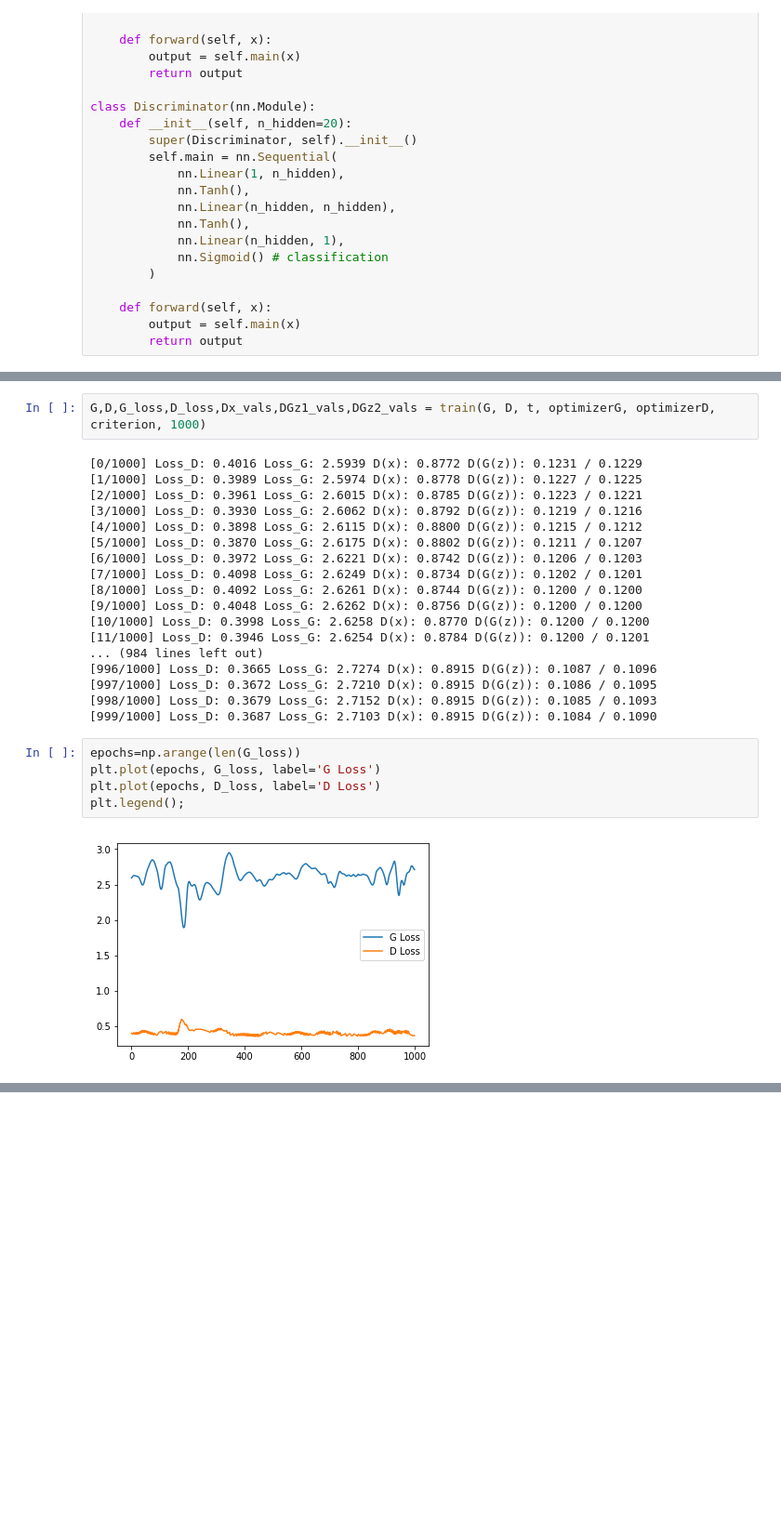
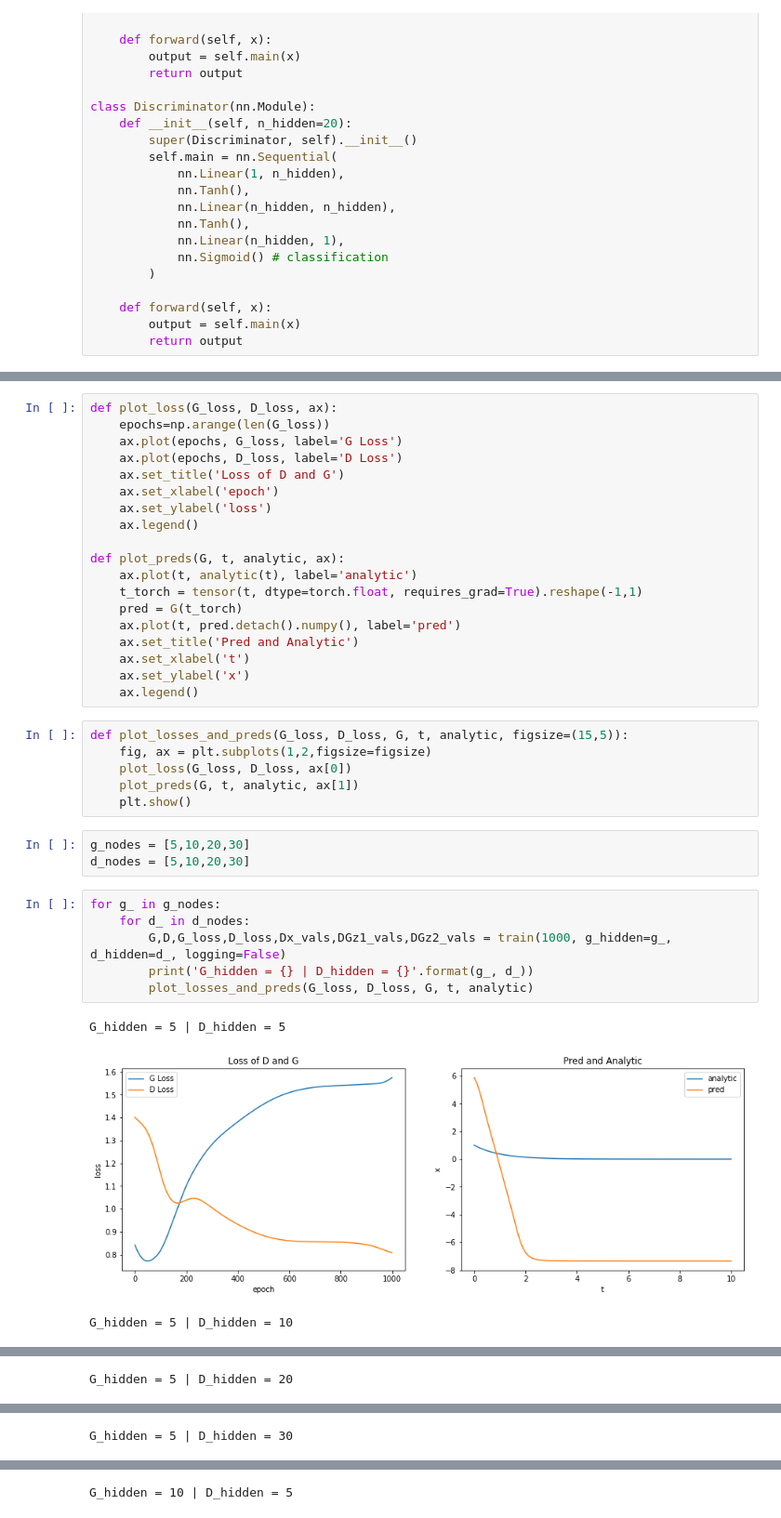
Before and after one commit to dylanrandle/denn, a Jupyter notebook: GAN.ipynb, the cells around one changed output, grey strips where cells are left out. Shown at 93% size. Saved outputs shown, nothing was run; the diff lists cells and outputs as text; blank space fills up the shorter version.

Commit message:
analysis of hidden units

```diff
--- a/GAN.ipynb
+++ b/GAN.ipynb
@@ -146,30 +146,41 @@ def train(G, D, t, optiG, optiD, criterion, epochs, real_label=1, fake_label=0):
         DGz2_list.append(D_G_z2)
 
     return G, D, G_losses, D_losses, Dx_list, DGz1_list, DGz2_list
-# %%
-G,D,G_loss,D_loss,Dx_vals,DGz1_vals,DGz2_vals = train(G, D, t, optimizerG, optimizerD, criterion, 1000)
-# %% [output]
-[0/1000] Loss_D: 0.4016 Loss_G: 2.5939 D(x): 0.8772 D(G(z)): 0.1231 / 0.1229
-[1/1000] Loss_D: 0.3989 Loss_G: 2.5974 D(x): 0.8778 D(G(z)): 0.1227 / 0.1225
-[2/1000] Loss_D: 0.3961 Loss_G: 2.6015 D(x): 0.8785 D(G(z)): 0.1223 / 0.1221
-[3/1000] Loss_D: 0.3930 Loss_G: 2.6062 D(x): 0.8792 D(G(z)): 0.1219 / 0.1216
-[4/1000] Loss_D: 0.3898 Loss_G: 2.6115 D(x): 0.8800 D(G(z)): 0.1215 / 0.1212
-[5/1000] Loss_D: 0.3870 Loss_G: 2.6175 D(x): 0.8802 D(G(z)): 0.1211 / 0.1207
-[6/1000] Loss_D: 0.3972 Loss_G: 2.6221 D(x): 0.8742 D(G(z)): 0.1206 / 0.1203
-[7/1000] Loss_D: 0.4098 Loss_G: 2.6249 D(x): 0.8734 D(G(z)): 0.1202 / 0.1201
-[8/1000] Loss_D: 0.4092 Loss_G: 2.6261 D(x): 0.8744 D(G(z)): 0.1200 / 0.1200
-[9/1000] Loss_D: 0.4048 Loss_G: 2.6262 D(x): 0.8756 D(G(z)): 0.1200 / 0.1200
-[10/1000] Loss_D: 0.3998 Loss_G: 2.6258 D(x): 0.8770 D(G(z)): 0.1200 / 0.1200
-[11/1000] Loss_D: 0.3946 Loss_G: 2.6254 D(x): 0.8784 D(G(z)): 0.1200 / 0.1201
-... (984 lines left out)
-[996/1000] Loss_D: 0.3665 Loss_G: 2.7274 D(x): 0.8915 D(G(z)): 0.1087 / 0.1096
-[997/1000] Loss_D: 0.3672 Loss_G: 2.7210 D(x): 0.8915 D(G(z)): 0.1086 / 0.1095
-[998/1000] Loss_D: 0.3679 Loss_G: 2.7152 D(x): 0.8915 D(G(z)): 0.1085 / 0.1093
-[999/1000] Loss_D: 0.3687 Loss_G: 2.7103 D(x): 0.8915 D(G(z)): 0.1084 / 0.1090
-# %%
-epochs=np.arange(len(G_loss))
-plt.plot(epochs, G_loss, label='G Loss')
-plt.plot(epochs, D_loss, label='D Loss')
-plt.legend();
-# %% [output]
-[figure, removed]
+# %%
+def plot_loss(G_loss, D_loss, ax):
+    epochs=np.arange(len(G_loss))
+    ax.plot(epochs, G_loss, label='G Loss')
+    ax.plot(epochs, D_loss, label='D Loss')
+    ax.set_title('Loss of D and G')
+    ax.set_xlabel('epoch')
+    ax.set_ylabel('loss')
+    ax.legend()
+
+def plot_preds(G, t, analytic, ax):
+    ax.plot(t, analytic(t), label='analytic')
+    t_torch = tensor(t, dtype=torch.float, requires_grad=True).reshape(-1,1)
+    pred = G(t_torch)
+    ax.plot(t, pred.detach().numpy(), label='pred')
+    ax.set_title('Pred and Analytic')
+    ax.set_xlabel('t')
+    ax.set_ylabel('x')
+    ax.legend()
+# %%
+def plot_losses_and_preds(G_loss, D_loss, G, t, analytic, figsize=(15,5)):
+    fig, ax = plt.subplots(1,2,figsize=figsize)
+    plot_loss(G_loss, D_loss, ax[0])
+    plot_preds(G, t, analytic, ax[1])
+    plt.show()
+# %%
+g_nodes = [5,10,20,30]
+d_nodes = [5,10,20,30]
+# %%
+for g_ in g_nodes:
+    for d_ in d_nodes:
+        G,D,G_loss,D_loss,Dx_vals,DGz1_vals,DGz2_vals = train(1000, g_hidden=g_, d_hidden=d_, logging=False)
+        print('G_hidden = {} | D_hidden = {}'.format(g_, d_))
+        plot_losses_and_preds(G_loss, D_loss, G, t, analytic)
+# %% [output]
+G_hidden = 5 | D_hidden = 5
+[figure, added]
+G_hidden = 5 | D_hidden = 10
@@ -175,0 +188 @@ plt.legend();
+G_hidden = 5 | D_hidden = 20
@@ -175,0 +190 @@ plt.legend();
+G_hidden = 5 | D_hidden = 30
@@ -175,0 +192 @@ plt.legend();
+G_hidden = 10 | D_hidden = 5
```
Also changed, not shown: parts of 6 cells of this notebook.
